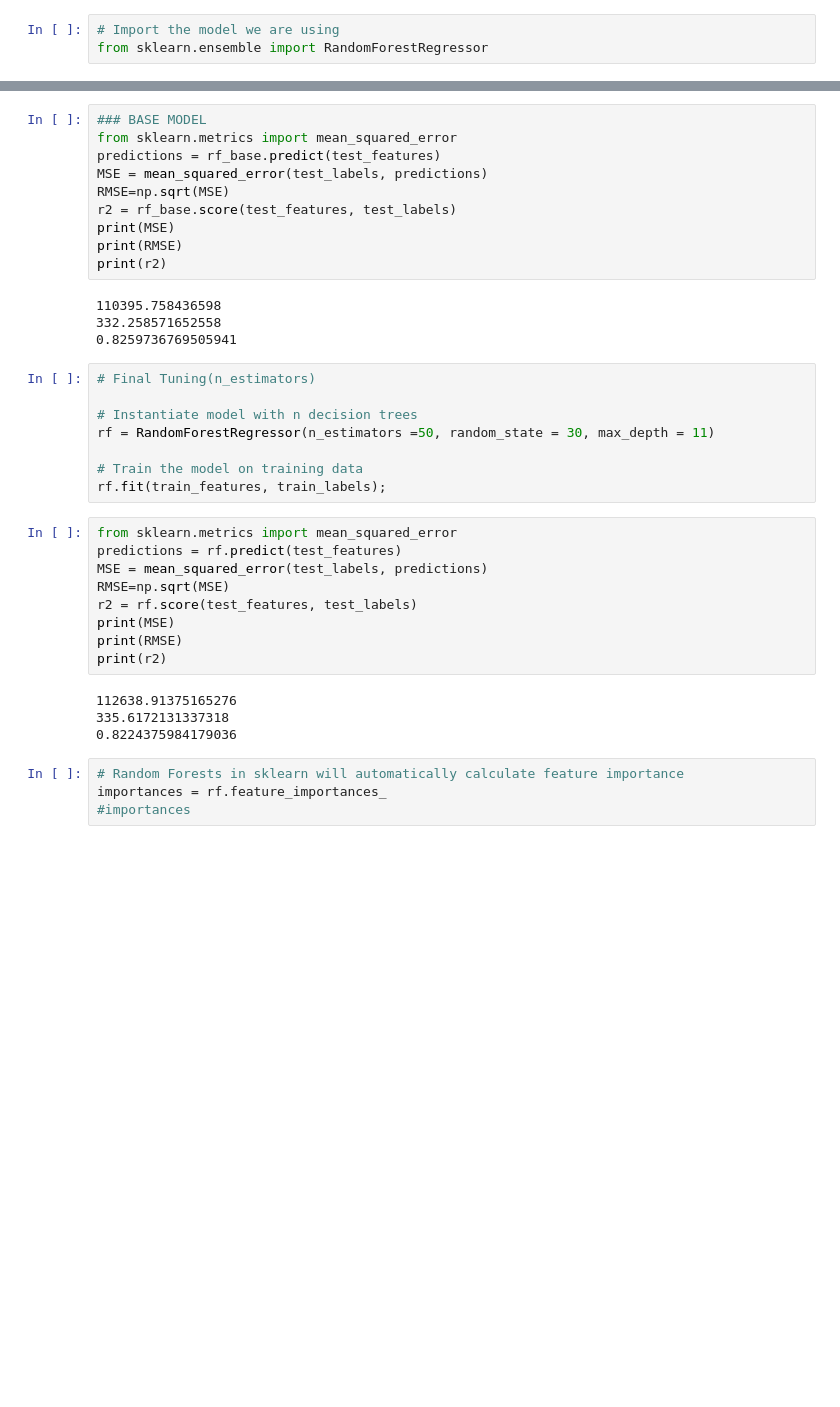
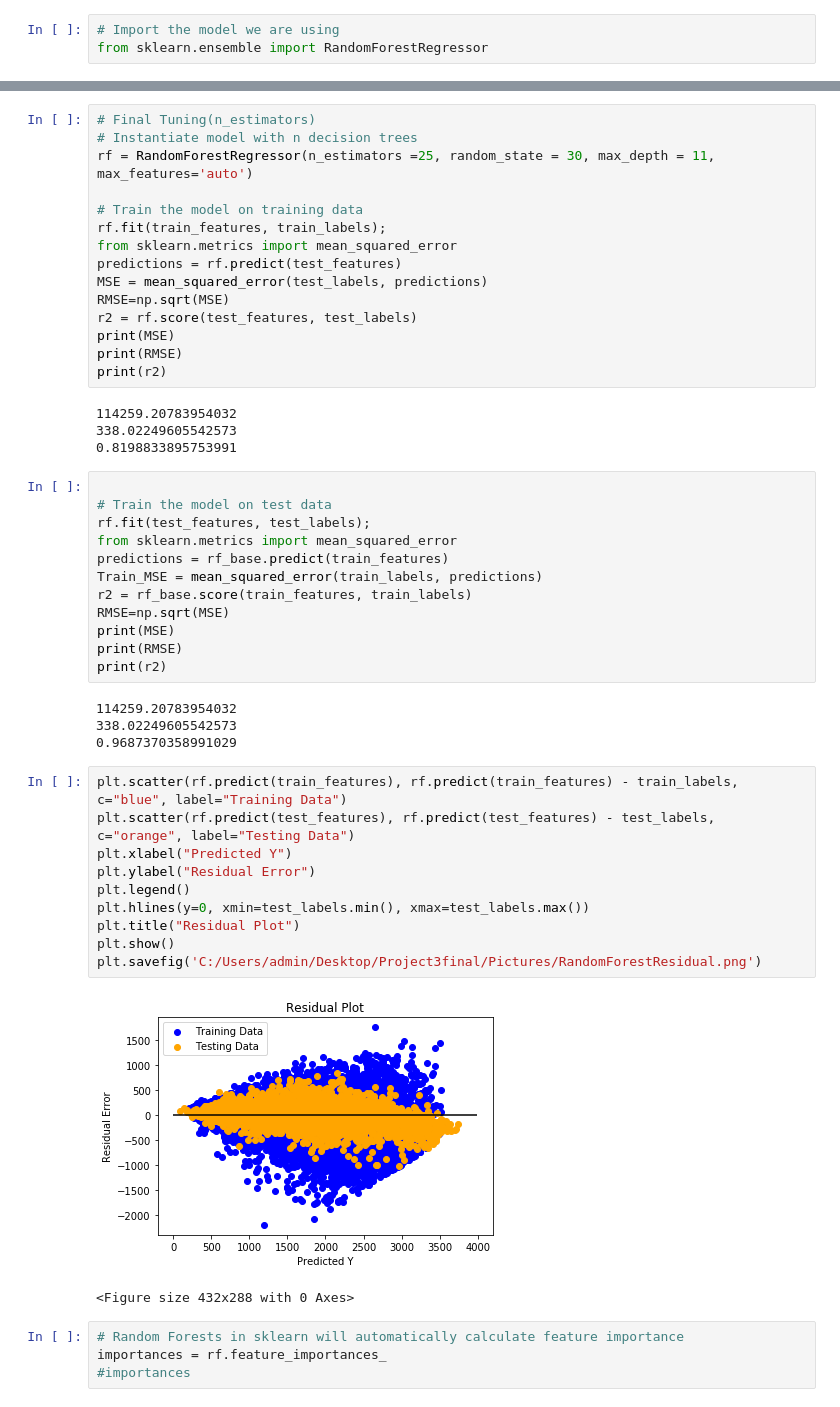
Before and after one commit to sigmanudude/ResidentialEnergyPrediction, a Jupyter notebook: RandomForest_TotalDollar.ipynb, the cells around one changed output, grey strips where cells are left out. Drawn from its saved outputs; the diff is of its cells as text; blank space fills up the shorter version.

```diff
--- a/RandomForest_TotalDollar.ipynb
+++ b/RandomForest_TotalDollar.ipynb
@@ -110,38 +122,51 @@ rf_base.fit(train_features, train_labels);
 # %%
-### BASE MODEL
+# Final Tuning(n_estimators)
+# Instantiate model with n decision trees
+rf = RandomForestRegressor(n_estimators =25, random_state = 30, max_depth = 11, max_features='auto')
+
+# Train the model on training data
+rf.fit(train_features, train_labels);
 from sklearn.metrics import mean_squared_error
-predictions = rf_base.predict(test_features)
+predictions = rf.predict(test_features)
 MSE = mean_squared_error(test_labels, predictions)
 RMSE=np.sqrt(MSE)
-r2 = rf_base.score(test_features, test_labels)
+r2 = rf.score(test_features, test_labels)
 print(MSE)
 print(RMSE)
 print(r2)
 # %% [output]
-110395.758436598
-332.258571652558
-0.8259736769505941
+114259.20783954032
+338.02249605542573
+0.8198833895753991
-# %%
-# Final Tuning(n_estimators)
-
-# Instantiate model with n decision trees
-rf = RandomForestRegressor(n_estimators =50, random_state = 30, max_depth = 11)
-
-# Train the model on training data
-rf.fit(train_features, train_labels);
 # %%
+
+# Train the model on test data
+rf.fit(test_features, test_labels);
 from sklearn.metrics import mean_squared_error
-predictions = rf.predict(test_features)
-MSE = mean_squared_error(test_labels, predictions)
+predictions = rf_base.predict(train_features)
+Train_MSE = mean_squared_error(train_labels, predictions)
+r2 = rf_base.score(train_features, train_labels)
 RMSE=np.sqrt(MSE)
-r2 = rf.score(test_features, test_labels)
 print(MSE)
 print(RMSE)
 print(r2)
 # %% [output]
-112638.91375165276
-335.6172131337318
-0.8224375984179036
+114259.20783954032
+338.02249605542573
+0.9687370358991029
+# %%
+plt.scatter(rf.predict(train_features), rf.predict(train_features) - train_labels, c="blue", label="Training Data")
+plt.scatter(rf.predict(test_features), rf.predict(test_features) - test_labels, c="orange", label="Testing Data")
+plt.xlabel("Predicted Y")
+plt.ylabel("Residual Error")
+plt.legend()
+plt.hlines(y=0, xmin=test_labels.min(), xmax=test_labels.max())
+plt.title("Residual Plot")
+plt.show()
+plt.savefig('C:/Users/admin/Desktop/Project3final/Pictures/RandomForestResidual.png')
+# %% [output]
+[figure, added]
+<Figure size 432x288 with 0 Axes>
 # %%
 # Random Forests in sklearn will automatically calculate feature importance
 importances = rf.feature_importances_
```
Also changed, not shown: parts of 2 cells of this notebook, 5 other files.
